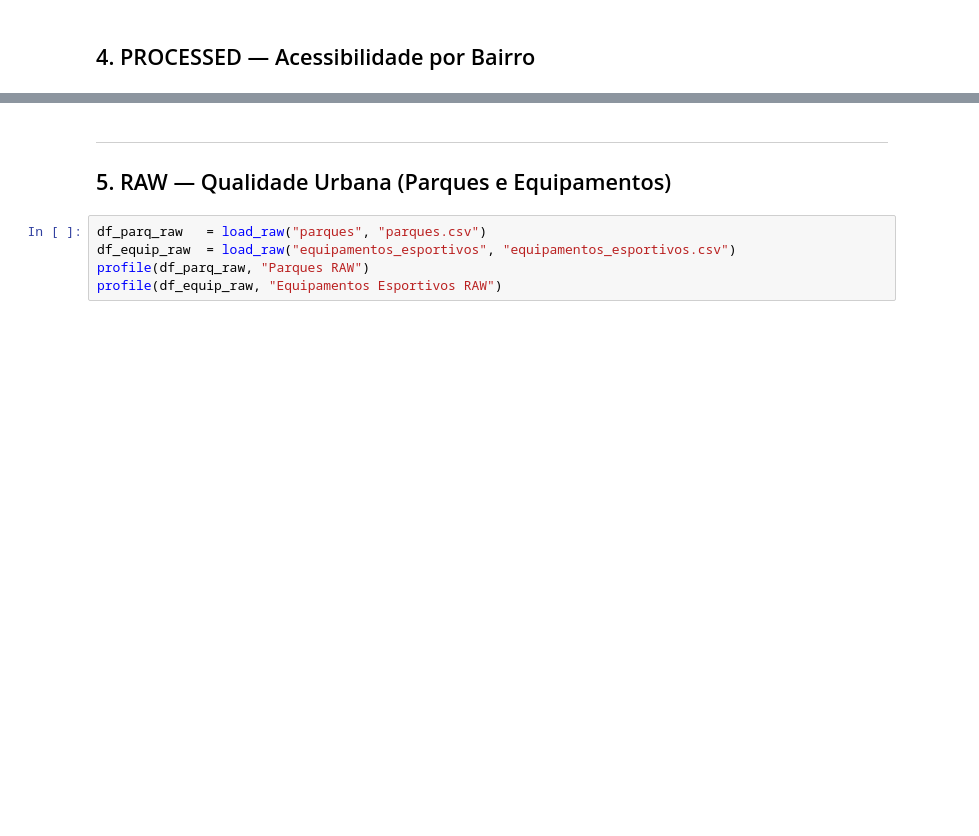
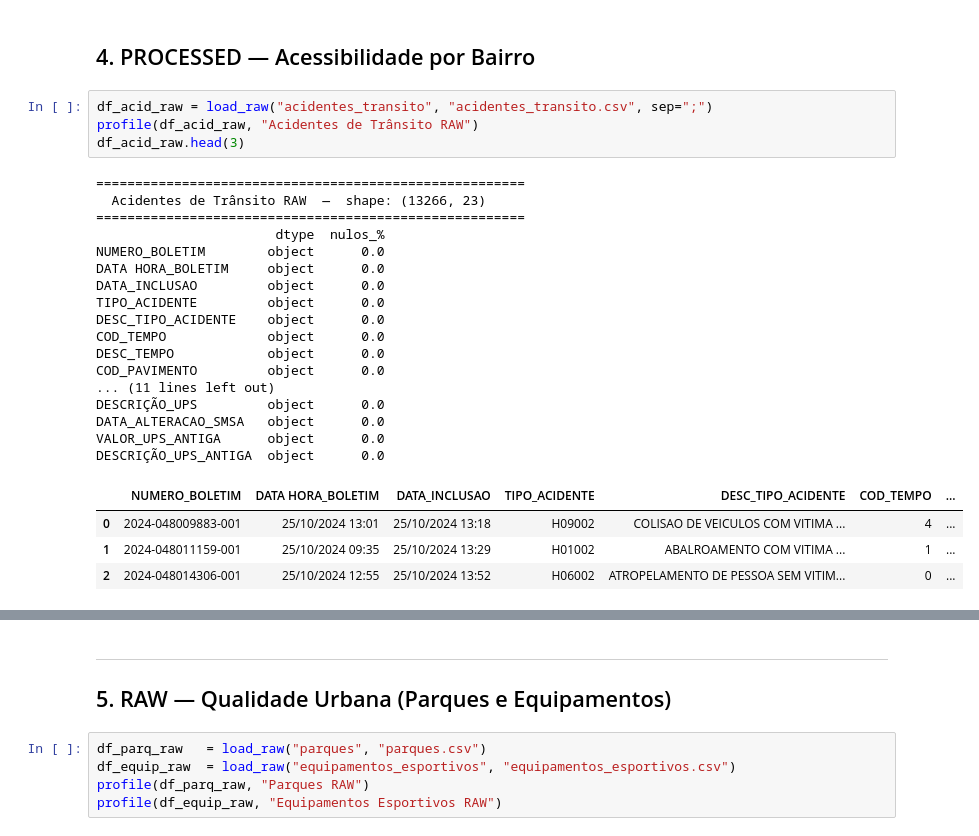
Before and after one commit to ferreirapd/OSPA_Place_Case, a Jupyter notebook: notebooks/exploratory_analysis.ipynb, the cells around one changed output, grey strips where cells are left out. Cells and saved outputs as stored; diff of their text form; blank space fills up the shorter version.

```diff
--- a/notebooks/exploratory_analysis.ipynb
+++ b/notebooks/exploratory_analysis.ipynb
@@ -206,2 +241,28 @@ else:
 # %% [markdown]
 ## 4. PROCESSED — Acessibilidade por Bairro
+# %%
+df_acid_raw = load_raw("acidentes_transito", "acidentes_transito.csv", sep=";")
+profile(df_acid_raw, "Acidentes de Trânsito RAW")
+df_acid_raw.head(3)
+# %% [output]
+=======================================================
+  Acidentes de Trânsito RAW  —  shape: (13266, 23)
+=======================================================
+                       dtype  nulos_%
+NUMERO_BOLETIM        object      0.0
+DATA HORA_BOLETIM     object      0.0
+DATA_INCLUSAO         object      0.0
+TIPO_ACIDENTE         object      0.0
+DESC_TIPO_ACIDENTE    object      0.0
+COD_TEMPO             object      0.0
+DESC_TEMPO            object      0.0
+COD_PAVIMENTO         object      0.0
+... (11 lines left out)
+DESCRIÇÃO_UPS         object      0.0
+DATA_ALTERACAO_SMSA   object      0.0
+VALOR_UPS_ANTIGA      object      0.0
+DESCRIÇÃO_UPS_ANTIGA  object      0.0
+|  | NUMERO_BOLETIM | DATA HORA_BOLETIM | DATA_INCLUSAO | TIPO_ACIDENTE | DESC_TIPO_ACIDENTE | COD_TEMPO | ... |
+| 0 | 2024-048009883-001 | 25/10/2024 13:01 | 25/10/2024 13:18 | H09002 | COLISAO DE VEICULOS COM VITIMA ... | 4 | ... |
+| 1 | 2024-048011159-001 | 25/10/2024 09:35 | 25/10/2024 13:29 | H01002 | ABALROAMENTO COM VITIMA ... | 1 | ... |
+| 2 | 2024-048014306-001 | 25/10/2024 12:55 | 25/10/2024 13:52 | H06002 | ATROPELAMENTO DE PESSOA SEM VITIM... | 0 | ... |
```
Also changed, not shown: parts of 18 cells of this notebook.
